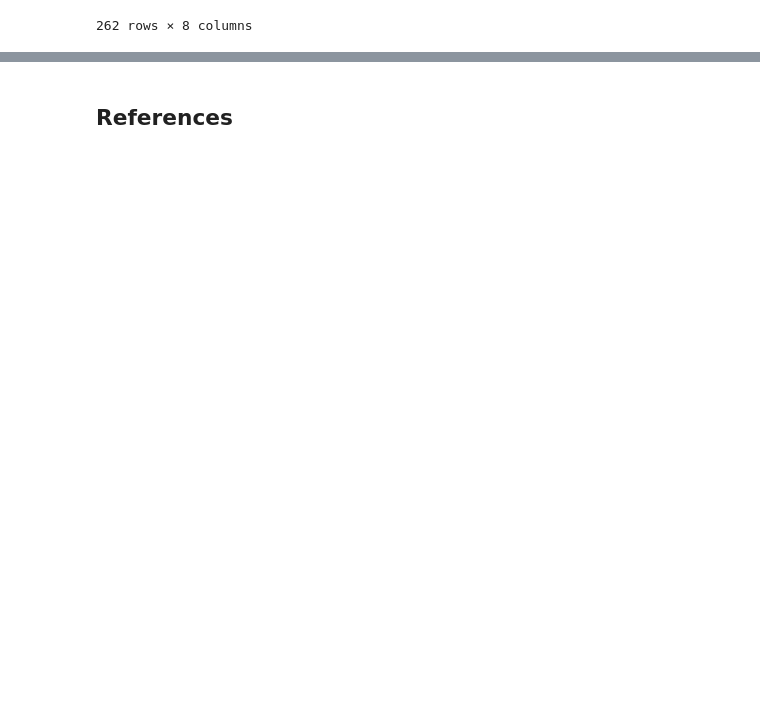
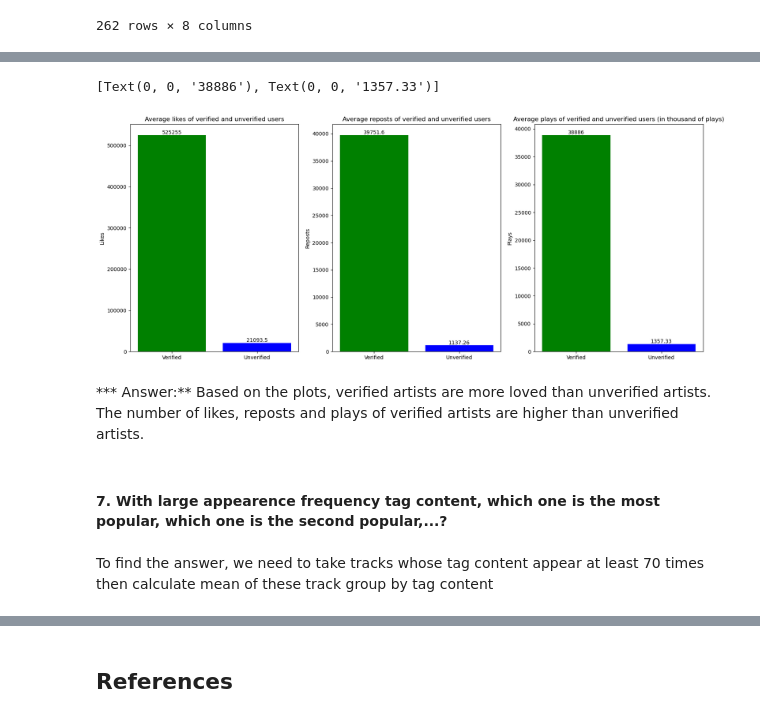
Before and after one commit to vntan/SoundCloudAnalysis, a Jupyter notebook: SoundCloudAnalysis.ipynb, the cells around one changed output, grey strips where cells are left out. Saved outputs shown, nothing was run; the diff lists cells and outputs as text; code cells hidden in the pictures; blank space fills up the shorter version.

```diff
--- a/SoundCloudAnalysis.ipynb
+++ b/SoundCloudAnalysis.ipynb
@@ -1123,0 +1219,32 @@ Most_popular_playplist
+# %%
+#likes
+plt.figure(figsize=(20, 8))
+fig = plt.subplot(1, 3, 1)
+fig.set_title("Average likes of verified and unverified users")
+fig.set_ylabel("Likes")
+fig.bar(["Verified", "Unverified"], [verified_users_likes, unverified_users_likes], color=["g", "b"])
+fig.bar_label(fig.containers[0], label_type='edge')
+
+
+#reposts
+fig = plt.subplot(1, 3, 2)
+fig.set_title("Average reposts of verified and unverified users")
+fig.set_ylabel("Reposts")
+fig.bar(["Verified", "Unverified"], [verified_users_reposts, unverified_users_reposts], color=["g", "b"])
+fig.bar_label(fig.containers[0], label_type='edge')
+#plays
+fig = plt.subplot(1, 3, 3)
+fig.set_title("Average plays of verified and unverified users (in thousand of plays)")
+fig.set_ylabel("Plays")
+fig.bar(["Verified", "Unverified"], [verified_users_plays, unverified_users_plays], color=["g", "b"])
+fig.bar_label(fig.containers[0], label_type='edge')
+# %% [output]
+[Text(0, 0, '38886'), Text(0, 0, '1357.33')]
+[figure, added]
+# %% [markdown]
+*** Answer:**
+ Based on the plots, verified artists are more loved than unverified artists. The number of likes, reposts and plays of verified artists are higher than unverified artists.
+# %% [markdown]
+#### 7. With large appearence frequency tag content, which one is the most popular, which one is the second popular,...?
+# %% [markdown]
+To find the answer, we need to take tracks whose tag content appear at least 70 times then calculate mean of these track group by tag content
```
Also changed, not shown: parts of 63 cells of this notebook.
